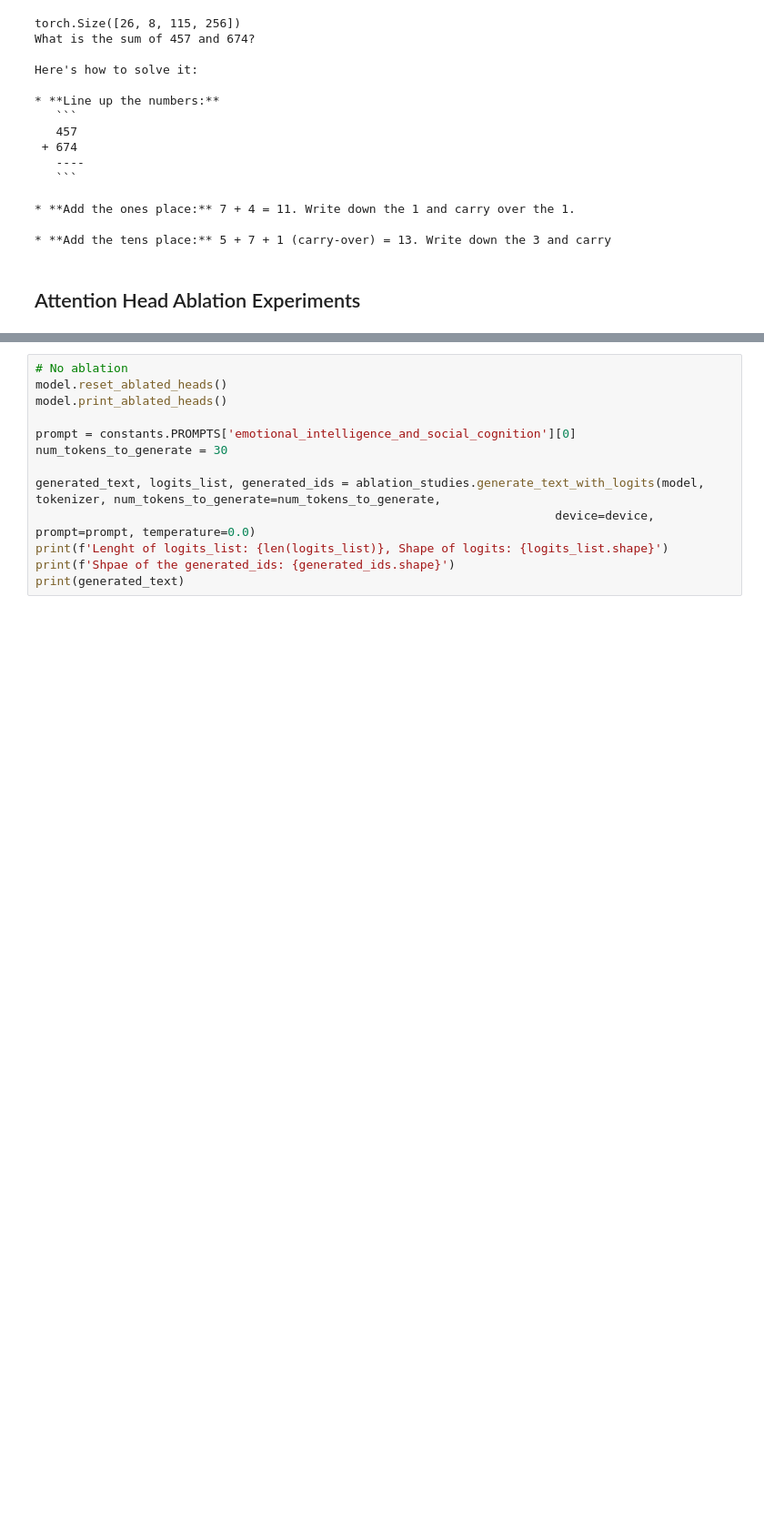
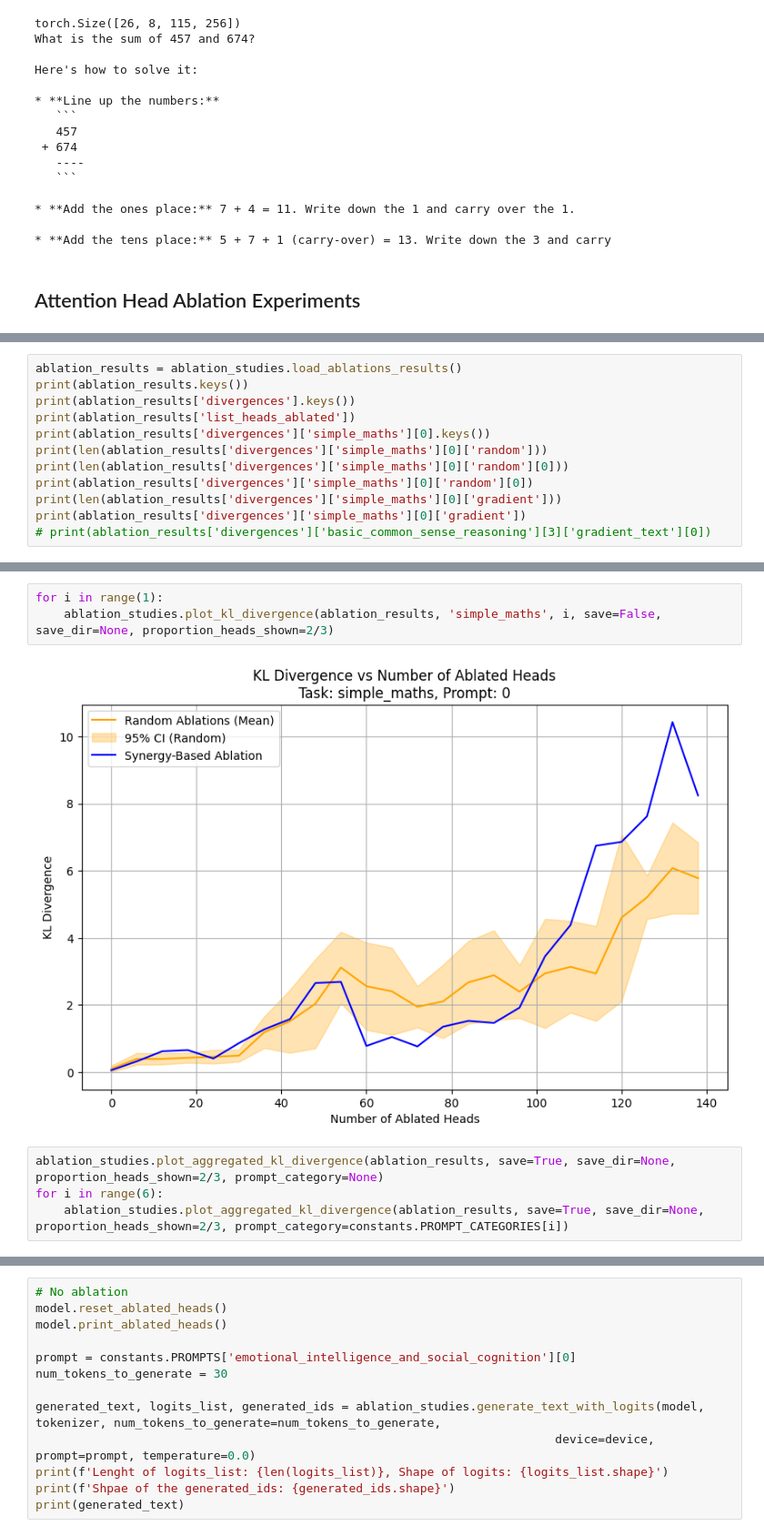
Before and after one commit to pedrou2000/Synergy_Redundancy_LLMs, a Jupyter notebook: src/main.ipynb, the cells around one changed output, grey strips where cells are left out. Shown at 91% size. Cells and saved outputs as stored; diff of their text form; blank space fills up the shorter version.

Commit message:
kl plots

```diff
--- a/src/main.ipynb
+++ b/src/main.ipynb
@@ -171,0 +169,12 @@ import utils
+# %%
+ablation_results = ablation_studies.load_ablations_results()
+print(ablation_results.keys())
+print(ablation_results['divergences'].keys())
+print(ablation_results['list_heads_ablated'])
+print(ablation_results['divergences']['simple_maths'][0].keys())
+print(len(ablation_results['divergences']['simple_maths'][0]['random']))
+print(len(ablation_results['divergences']['simple_maths'][0]['random'][0]))
+print(ablation_results['divergences']['simple_maths'][0]['random'][0])
+print(len(ablation_results['divergences']['simple_maths'][0]['gradient']))
+print(ablation_results['divergences']['simple_maths'][0]['gradient'])
+# print(ablation_results['divergences']['basic_common_sense_reasoning'][3]['gradient_text'][0])
@@ -171,0 +191,9 @@ import utils
+# %%
+for i in range(1):
+    ablation_studies.plot_kl_divergence(ablation_results, 'simple_maths', i, save=False, save_dir=None, proportion_heads_shown=2/3)
+# %% [output]
+[figure, added]
+# %%
+ablation_studies.plot_aggregated_kl_divergence(ablation_results, save=True, save_dir=None, proportion_heads_shown=2/3, prompt_category=None)
+for i in range(6):
+    ablation_studies.plot_aggregated_kl_divergence(ablation_results, save=True, save_dir=None, proportion_heads_shown=2/3, prompt_category=constants.PROMPT_CATEGORIES[i])
```
Also changed, not shown: parts of 7 cells of this notebook, 10 other files.
